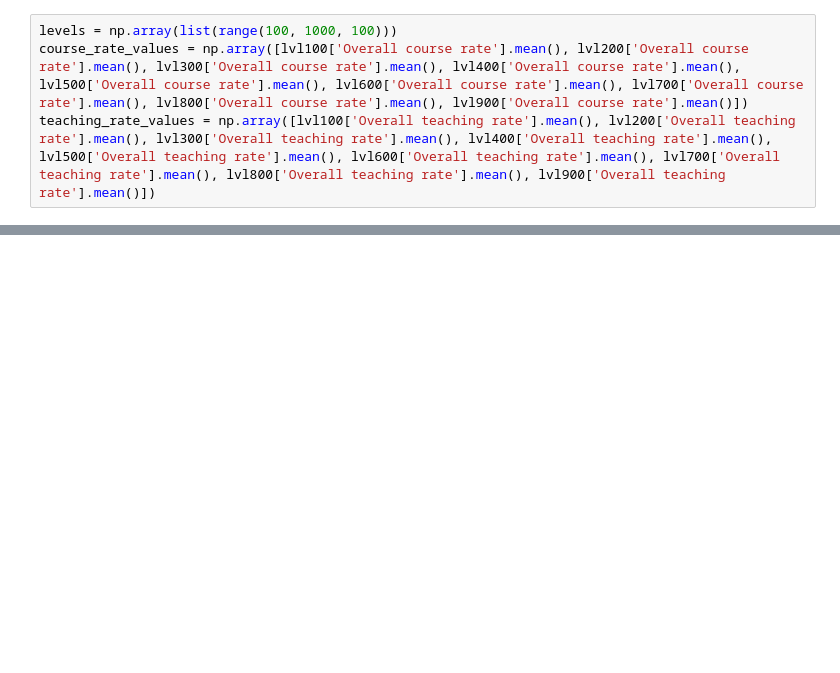
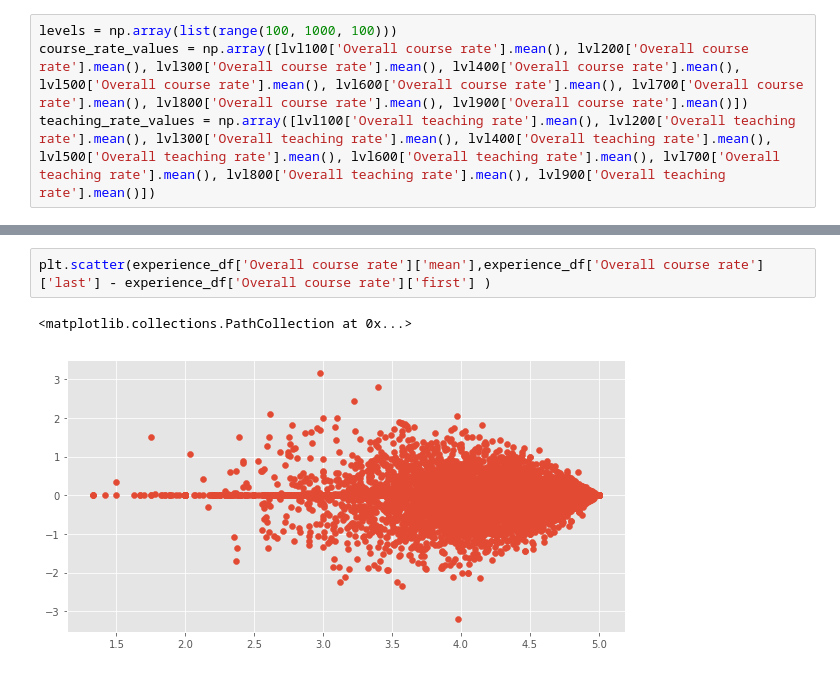
Before and after one commit to judyzhang25/fce, a Jupyter notebook: FCE_data.ipynb, the cells around one changed output, grey strips where cells are left out. Cells and saved outputs as stored; diff of their text form; blank space fills up the shorter version.

```diff
--- a/FCE_data.ipynb
+++ b/FCE_data.ipynb
@@ -571,0 +446,5 @@ plt.show()
+# %%
+plt.scatter(experience_df['Overall course rate']['mean'],experience_df['Overall course rate']['last'] - experience_df['Overall course rate']['first'] )
+# %% [output]
+<matplotlib.collections.PathCollection at 0x...>
+[figure, added]
```
Also changed, not shown: parts of 58 cells of this notebook.
